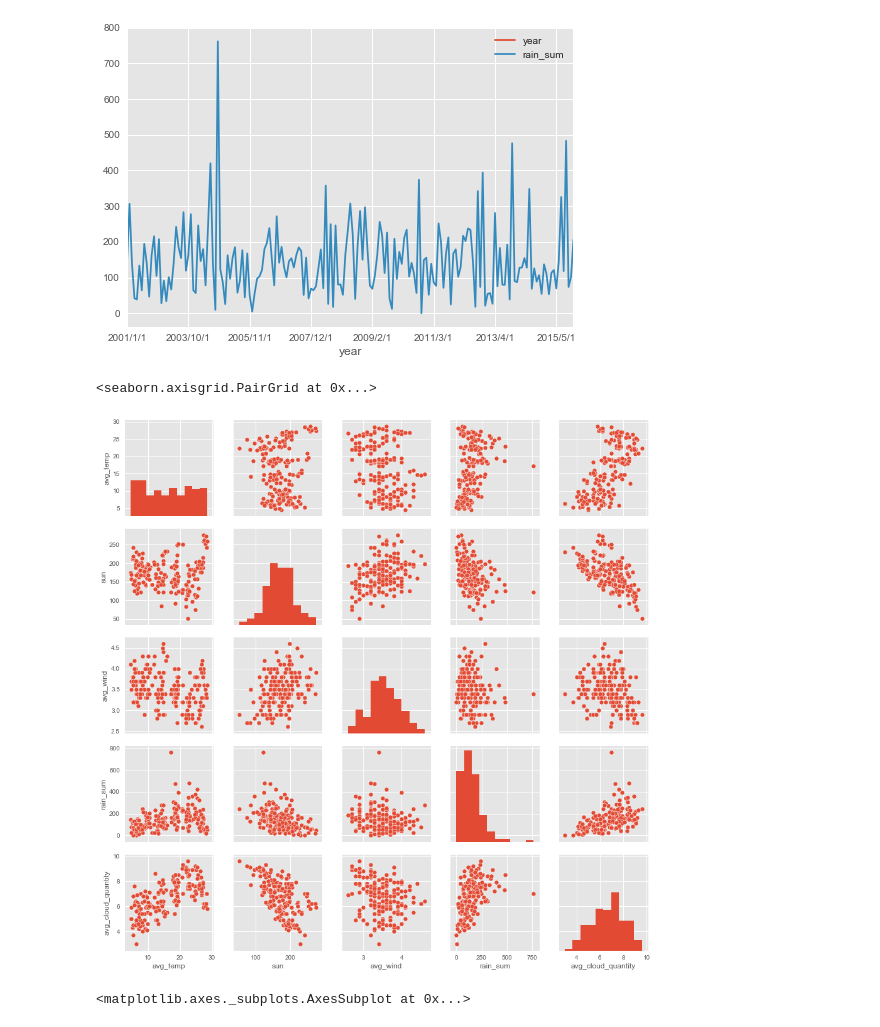
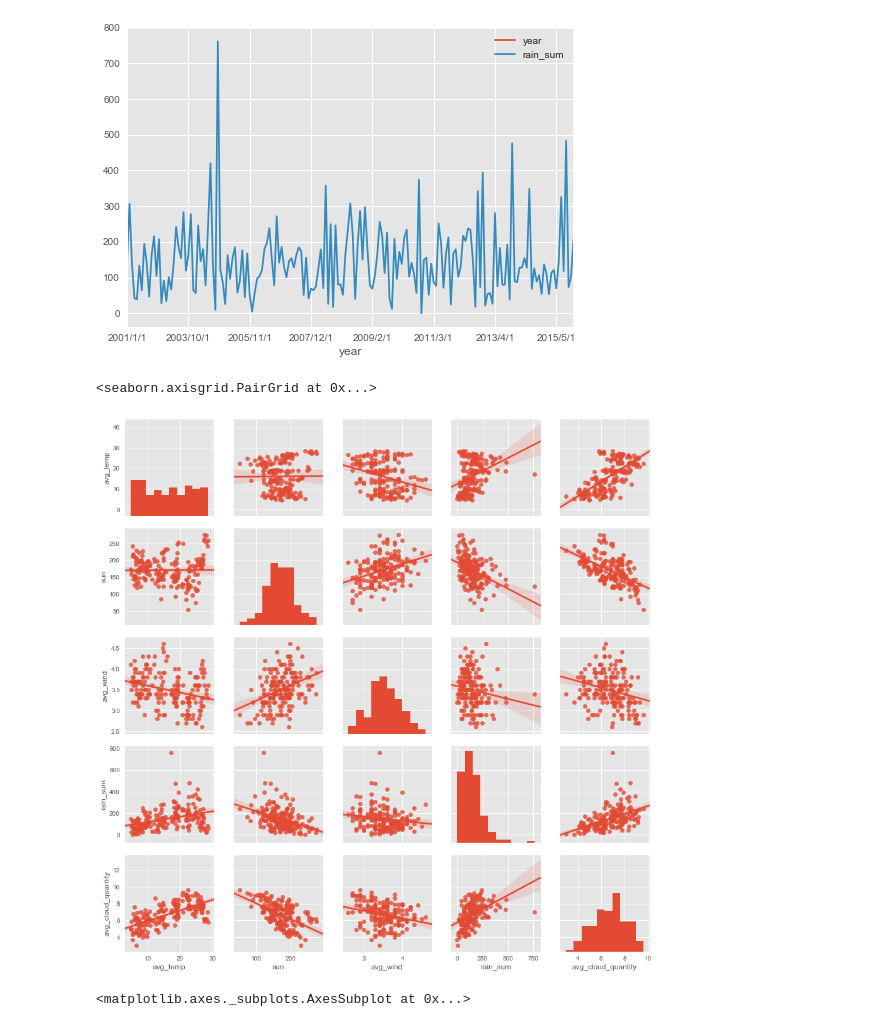
Before and after one commit to taishiroyamada/graduation_thesis_dayo, a Jupyter notebook: sotsuron_data3.ipynb, the cells around one changed output. Cells and saved outputs as stored; diff of their text form; code cells hidden in the pictures.

```diff
--- a/sotsuron_data3.ipynb
+++ b/sotsuron_data3.ipynb
@@ -77,10 +77,10 @@ rain_data.plot()
 <matplotlib.axes._subplots.AxesSubplot at 0x...>
 [figure]
 # %%
-sns.pairplot(m_data)
+sns.pairplot(m_data,kind='reg')
 # %% [output]
 <seaborn.axisgrid.PairGrid at 0x...>
-[figure, old version]
+[figure, new version]
 # %%
 correlation_matrix = np.corrcoef(m_data.transpose())
 # %%
```
Also changed, not shown: parts of 4 cells of this notebook.
